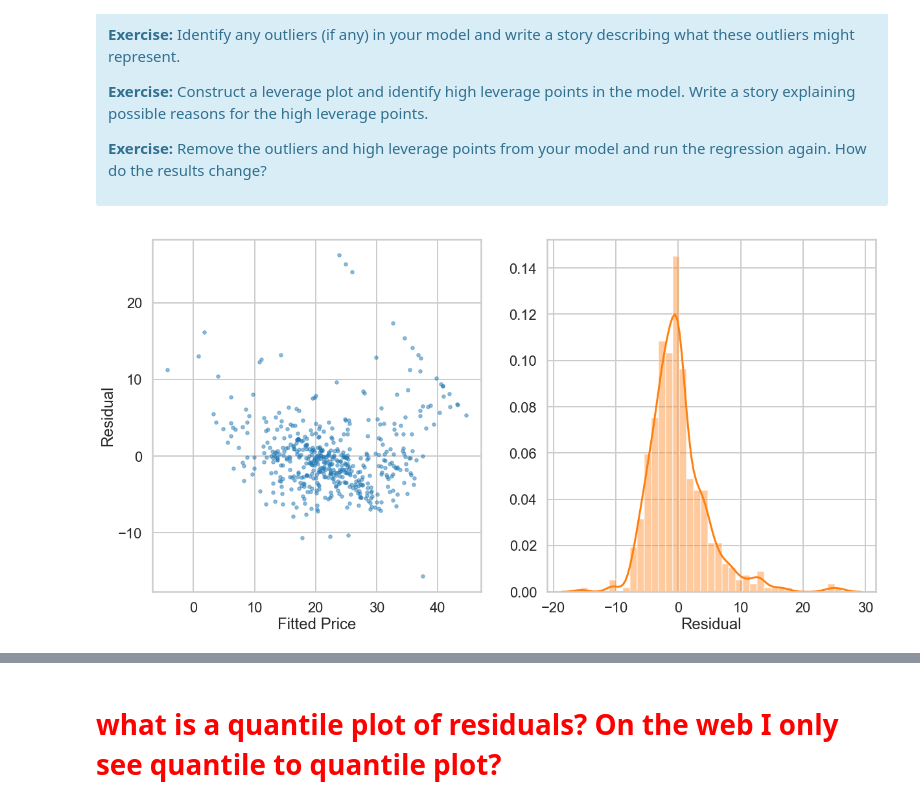
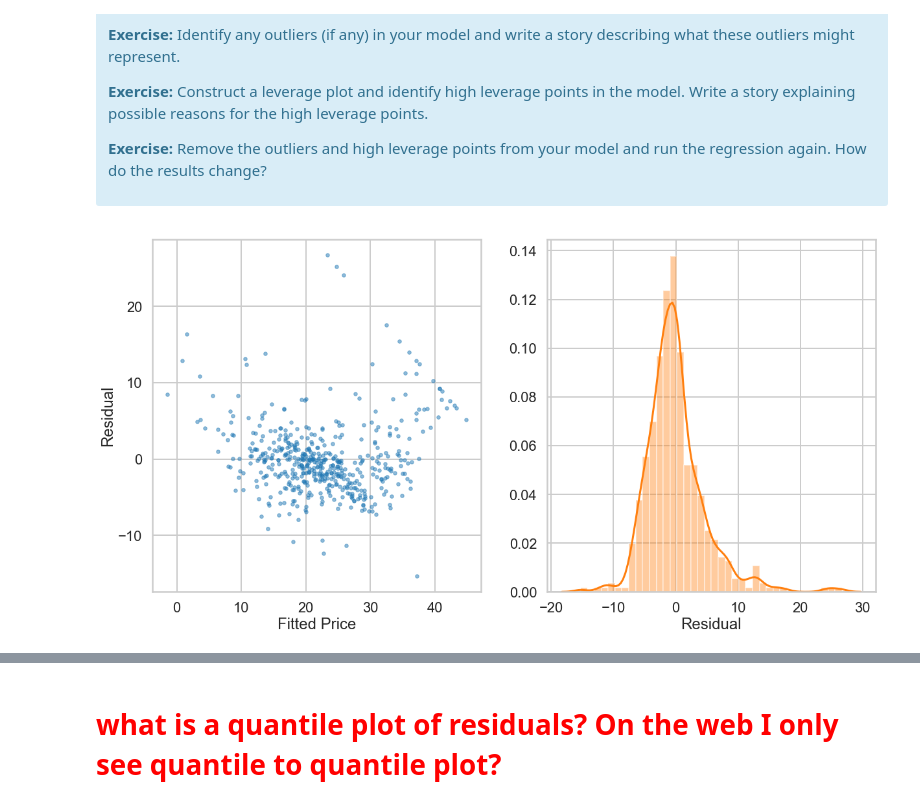
Before and after one commit to sv650s/springboard, a Jupyter notebook: aic-8_1_3-linear-regression-mini-project/Mini_Project_Linear_Regression.ipynb, the cells around one changed output, grey strips where cells are left out. Saved outputs shown, nothing was run; the diff lists cells and outputs as text; code cells hidden in the pictures.

```diff
--- a/aic-8_1_3-linear-regression-mini-project/Mini_Project_Linear_Regression.ipynb
+++ b/aic-8_1_3-linear-regression-mini-project/Mini_Project_Linear_Regression.ipynb
@@ -999,0 +1041,4 @@ AIC for 5 variable 3218.06195544301
+# %%
+# F-statistics comparing 5 to all variables (13)
+m_all = ols("PRICE ~ ZN + INDUS + CHAS + NOX + RM + AGE + DIS + RAD + TAX + PTRATIO + B + LSTAT", bos).fit()
+m_all.summary()
@@ -1047,17 +1131,12 @@ There are some other issues that are important investigate with linear regressio
 <p><b>Exercise:</b> Remove the outliers and high leverage points from your model and run the regression again. How do the results change?</p>
 </div>
 # %%
-# Fitted values vs Residual - most concentrateed cluster of residuals for fitted values center slightly below 0
-# This generally means that our fitted prices are generally higher than the actual price since
-# residual = expected - predicted. Dot above 0 means that predicted is less than actual
-# However, there are outliers which means that our model fit might not be that great. For a perfect
-# fit, you would expect residuals to be low and always be around the 0 horizontal line
 figures, axes = plt.subplots(1, 2, figsize=(20,10))
-sns.regplot(x=m.fittedvalues, y=m.resid, fit_reg=False, scatter_kws={"alpha":0.5, "s":30}, ax=axes[0])
+sns.regplot(x=m_all.fittedvalues, y=m_all.resid, fit_reg=False, scatter_kws={"alpha":0.5, "s":30}, ax=axes[0])
 axes[0].set_xlabel("Fitted Price")
 axes[0].set_ylabel("Residual")
-sns.distplot(m.resid, ax=axes[1])
+sns.distplot(m_all.resid, ax=axes[1])
 axes[1].set_xlabel("Residual")
 axes[1].set_label("Residual Histogram")
 # %% [output]
-[figure, old version]
+[figure, new version]
```
Also changed, not shown: parts of 43 cells of this notebook, 1 other file.
